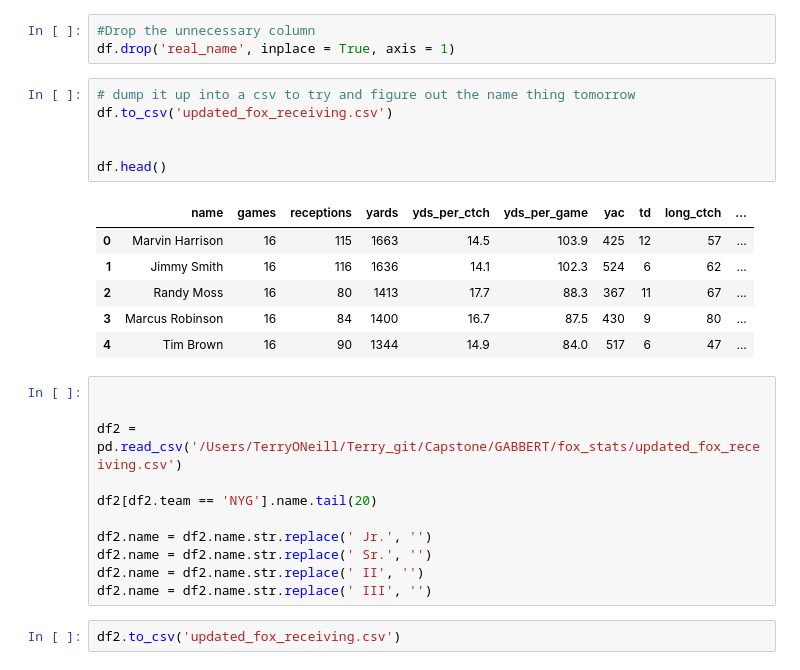
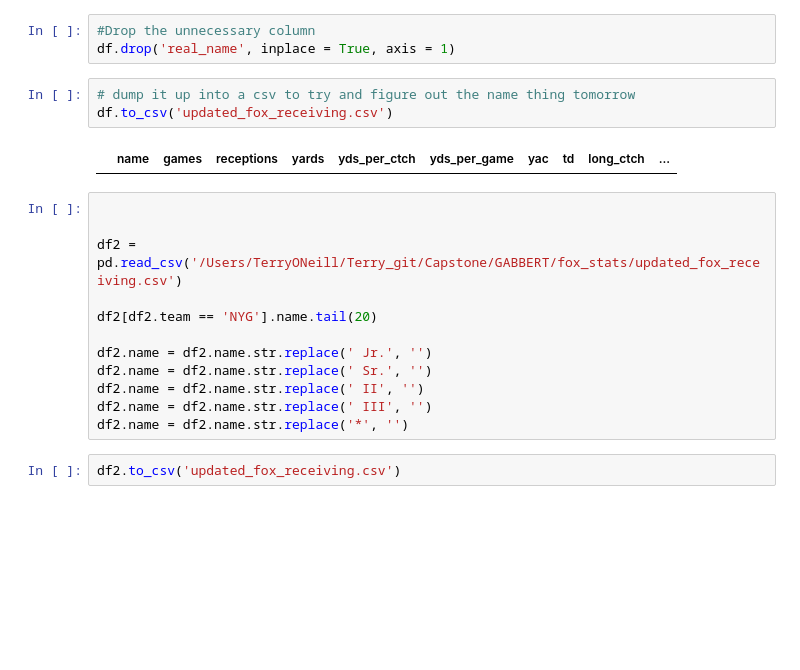
Before and after one commit to oneilltp18/GABBERT, a Jupyter notebook: fox_stats/fox_wrs_as_notebook.ipynb, the cells around one changed output. Cells and saved outputs as stored; diff of their text form; blank space fills up the shorter version.

```diff
--- a/fox_stats/fox_wrs_as_notebook.ipynb
+++ b/fox_stats/fox_wrs_as_notebook.ipynb
@@ -169,16 +169,8 @@ df.drop('real_name', inplace = True, axis = 1)
 # %%
 # dump it up into a csv to try and figure out the name thing tomorrow
 df.to_csv('updated_fox_receiving.csv')
-
-
-df.head()
 # %% [output]
 |  | name | games | receptions | yards | yds_per_ctch | yds_per_game | yac | td | long_ctch | ... |
-| 0 | Marvin Harrison | 16 | 115 | 1663 | 14.5 | 103.9 | 425 | 12 | 57 | ... |
-| 1 | Jimmy Smith | 16 | 116 | 1636 | 14.1 | 102.3 | 524 | 6 | 62 | ... |
-| 2 | Randy Moss | 16 | 80 | 1413 | 17.7 | 88.3 | 367 | 11 | 67 | ... |
-| 3 | Marcus Robinson | 16 | 84 | 1400 | 16.7 | 87.5 | 430 | 9 | 80 | ... |
-| 4 | Tim Brown | 16 | 90 | 1344 | 14.9 | 84.0 | 517 | 6 | 47 | ... |
 # %%
 
 
@@ -190,5 +182,6 @@ df2.name = df2.name.str.replace(' Jr.', '')
 df2.name = df2.name.str.replace(' Sr.', '')
 df2.name = df2.name.str.replace(' II', '')
 df2.name = df2.name.str.replace(' III', '')
+df2.name = df2.name.str.replace('*', '')
 # %%
 df2.to_csv('updated_fox_receiving.csv')
```
Also changed, not shown: 3 other files.
